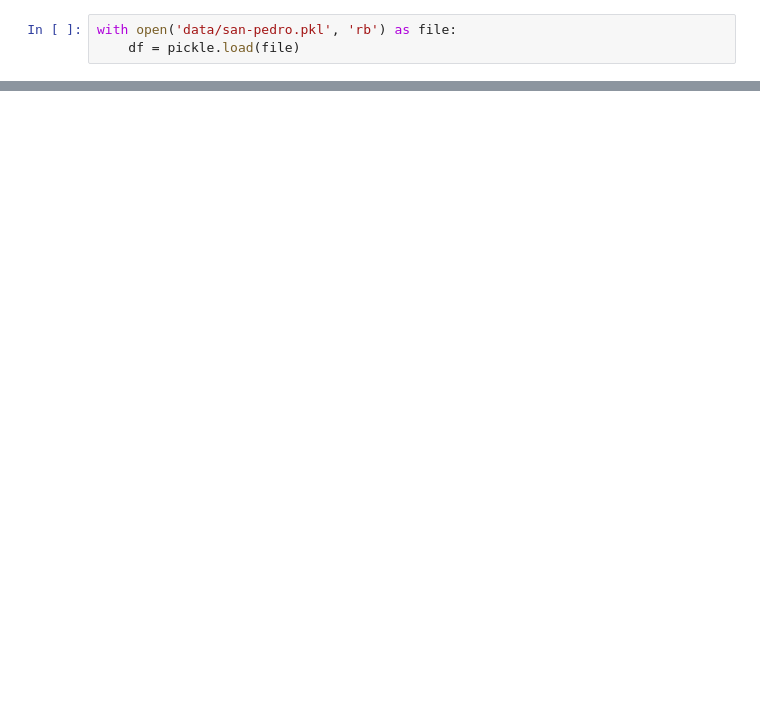
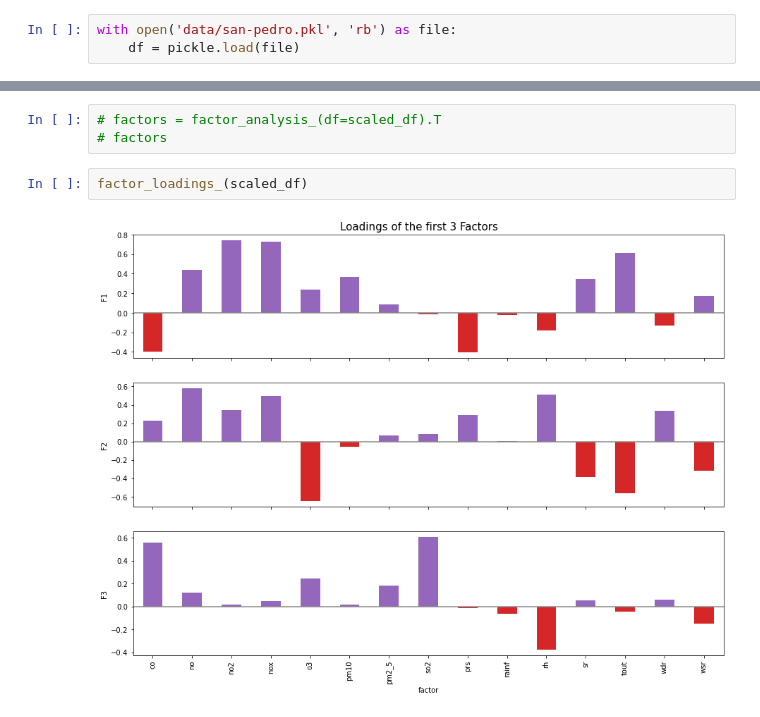
Before and after one commit to kmontocam/MA2003B, a Jupyter notebook: analysis.ipynb, the cells around one changed output, grey strips where cells are left out. Drawn from its saved outputs; the diff is of its cells as text; blank space fills up the shorter version.

```diff
--- a/analysis.ipynb
+++ b/analysis.ipynb
@@ -61,0 +110,7 @@ fig.subplots_adjust(top=0.955)
+# %%
+# factors = factor_analysis_(df=scaled_df).T
+# factors
+# %%
+factor_loadings_(scaled_df)
+# %% [output]
+[figure, added]
```
Also changed, not shown: parts of 12 cells of this notebook.
